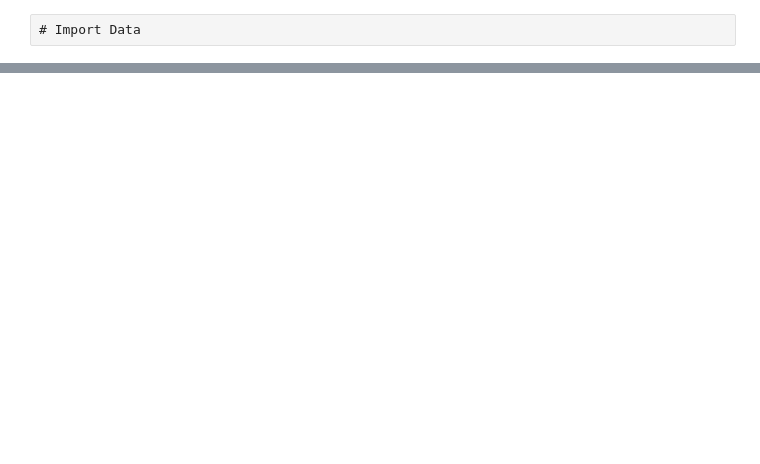
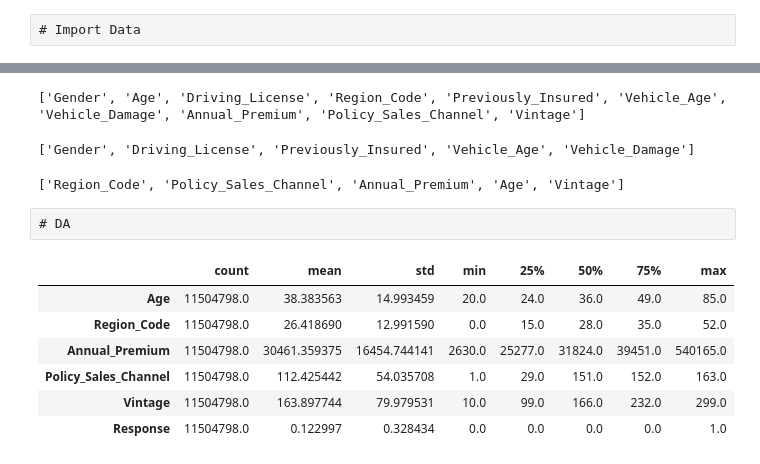
Before and after one commit to ariel055132/ML_DL, a Jupyter notebook: BinaryClassificationOfInsuranceCrossSelling/20240725_Prediction1.ipynb, the cells around one changed output, grey strips where cells are left out. Drawn from its saved outputs; the diff is of its cells as text; code cells hidden in the pictures; blank space fills up the shorter version.

```diff
--- a/BinaryClassificationOfInsuranceCrossSelling/20240725_Prediction1.ipynb
+++ b/BinaryClassificationOfInsuranceCrossSelling/20240725_Prediction1.ipynb
@@ -48,0 +110,32 @@ def import_data(file, **kwargs):
+# %%
+# Obtain the features of testing dataset
+initial_features = test_df.columns.to_list()
+print(initial_features)
+# %% [output]
+['Gender', 'Age', 'Driving_License', 'Region_Code', 'Previously_Insured', 'Vehicle_Age', 'Vehicle_Damage', 'Annual_Premium', 'Policy_Sales_Channel', 'Vintage']
+# %%
+categorical_features = [col for col in initial_features if pd.concat([train_df[col], test_df[col]]).nunique() < 10]
+
+print(categorical_features)
+# %% [output]
+['Gender', 'Driving_License', 'Previously_Insured', 'Vehicle_Age', 'Vehicle_Damage']
+# %%
+numerical_features = list(set(initial_features) - set(categorical_features))
+print(numerical_features)
+# %% [output]
+['Region_Code', 'Policy_Sales_Channel', 'Annual_Premium', 'Age', 'Vintage']
+# %% [raw]
+# DA
+# %%
+train_df[categorical_features] = train_df[categorical_features].astype("category")
+test_df[categorical_features] = test_df[categorical_features].astype("category")
+# %%
+train_df.describe().T
+# %% [output]
+|  | count | mean | std | min | 25% | 50% | 75% | max |
+| Age | 11504798.0 | 38.383563 | 14.993459 | 20.0 | 24.0 | 36.0 | 49.0 | 85.0 |
+| Region_Code | 11504798.0 | 26.418690 | 12.991590 | 0.0 | 15.0 | 28.0 | 35.0 | 52.0 |
+| Annual_Premium | 11504798.0 | 30461.359375 | 16454.744141 | 2630.0 | 25277.0 | 31824.0 | 39451.0 | 540165.0 |
+| Policy_Sales_Channel | 11504798.0 | 112.425442 | 54.035708 | 1.0 | 29.0 | 151.0 | 152.0 | 163.0 |
+| Vintage | 11504798.0 | 163.897744 | 79.979531 | 10.0 | 99.0 | 166.0 | 232.0 | 299.0 |
+| Response | 11504798.0 | 0.122997 | 0.328434 | 0.0 | 0.0 | 0.0 | 0.0 | 1.0 |
```
Also changed, not shown: parts of 23 cells of this notebook.
